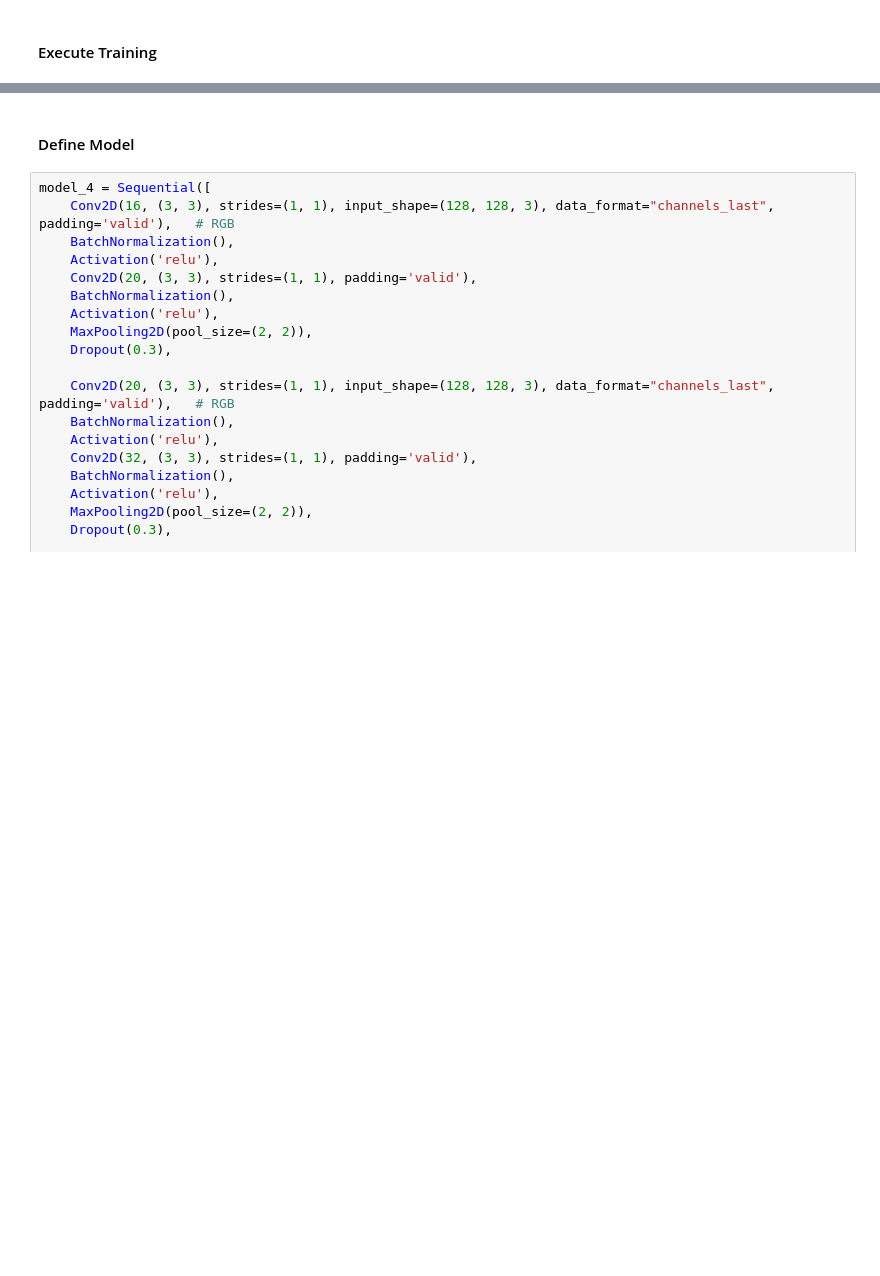
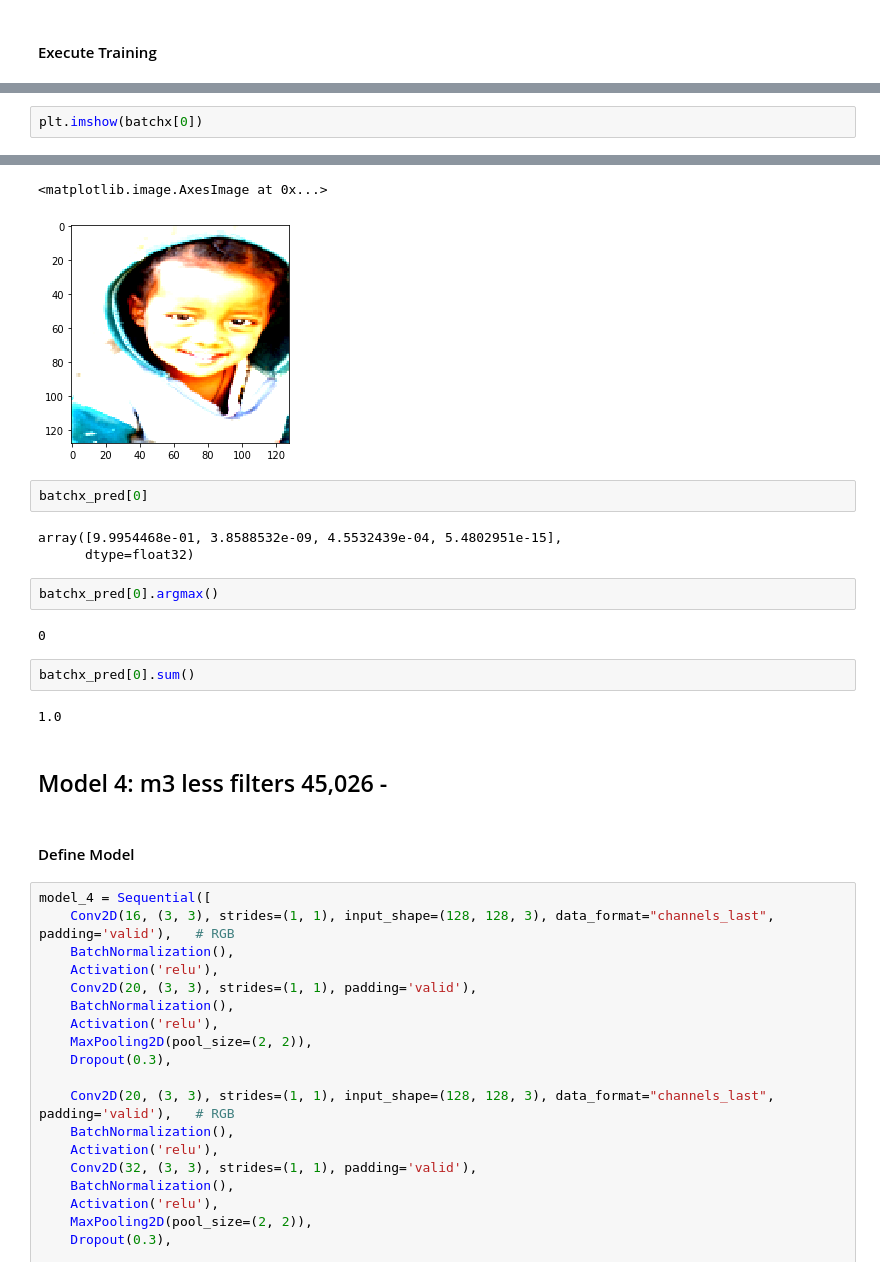
Before and after one commit to realleyriley/Honors-Thesis, a Jupyter notebook: notebooks/7 Shrinkit.ipynb, the cells around one changed output, grey strips where cells are left out. Saved outputs shown, nothing was run; the diff lists cells and outputs as text; blank space fills up the shorter version.

```diff
--- a/notebooks/7 Shrinkit.ipynb
+++ b/notebooks/7 Shrinkit.ipynb
@@ -513,0 +531,3 @@ Okay this one probably overfit. We have 100% training accuracy..
+# %%
+plt.imshow(batchx[0])
+# %% [output]
@@ -514,3 +535,20 @@ Okay this one probably overfit. We have 100% training accuracy..
+<matplotlib.image.AxesImage at 0x...>
+[figure, added]
+# %%
+batchx_pred[0]
+# %% [output]
+array([9.9954468e-01, 3.8588532e-09, 4.5532439e-04, 5.4802951e-15],
+      dtype=float32)
+# %%
+batchx_pred[0].argmax()
+# %% [output]
+0
+# %%
+batchx_pred[0].sum()
+# %% [output]
+1.0
+# %% [markdown]
+## Model 4: m3 less filters 45,026 -
 # %% [markdown]
 #### Define Model
 # %%
```
Also changed, not shown: parts of 38 cells of this notebook, 3 other files.
